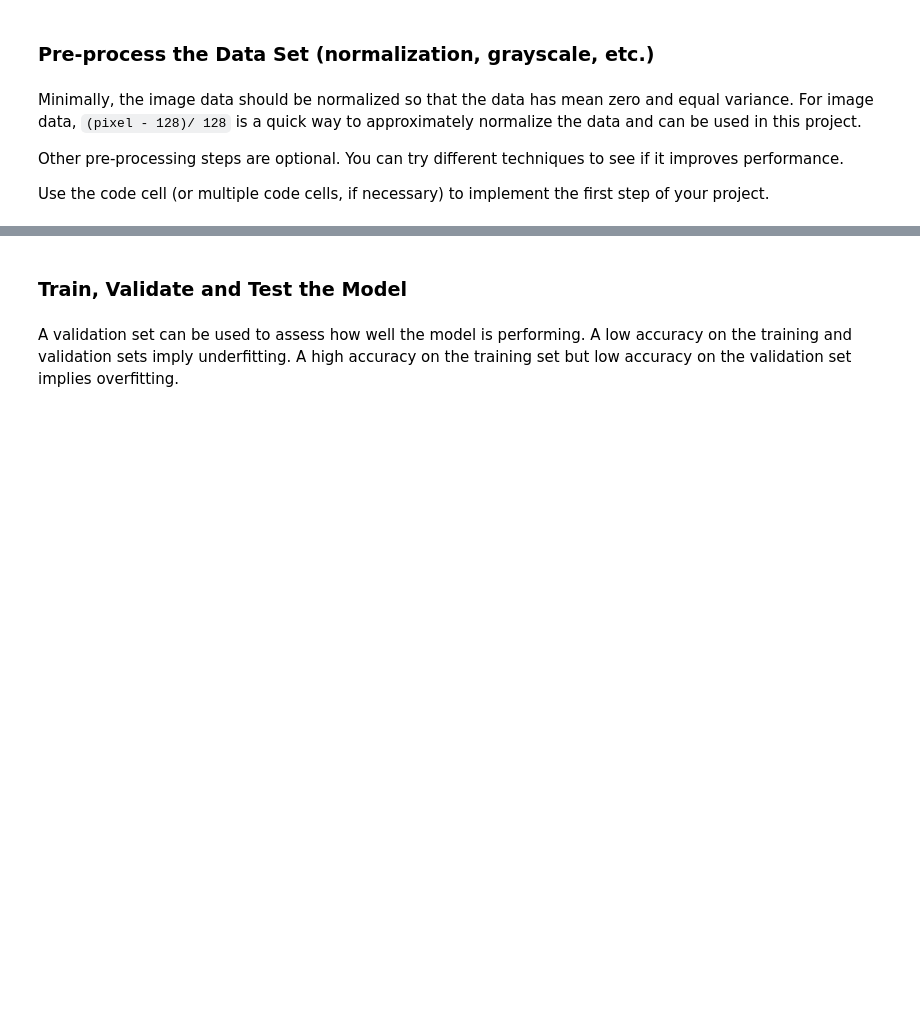
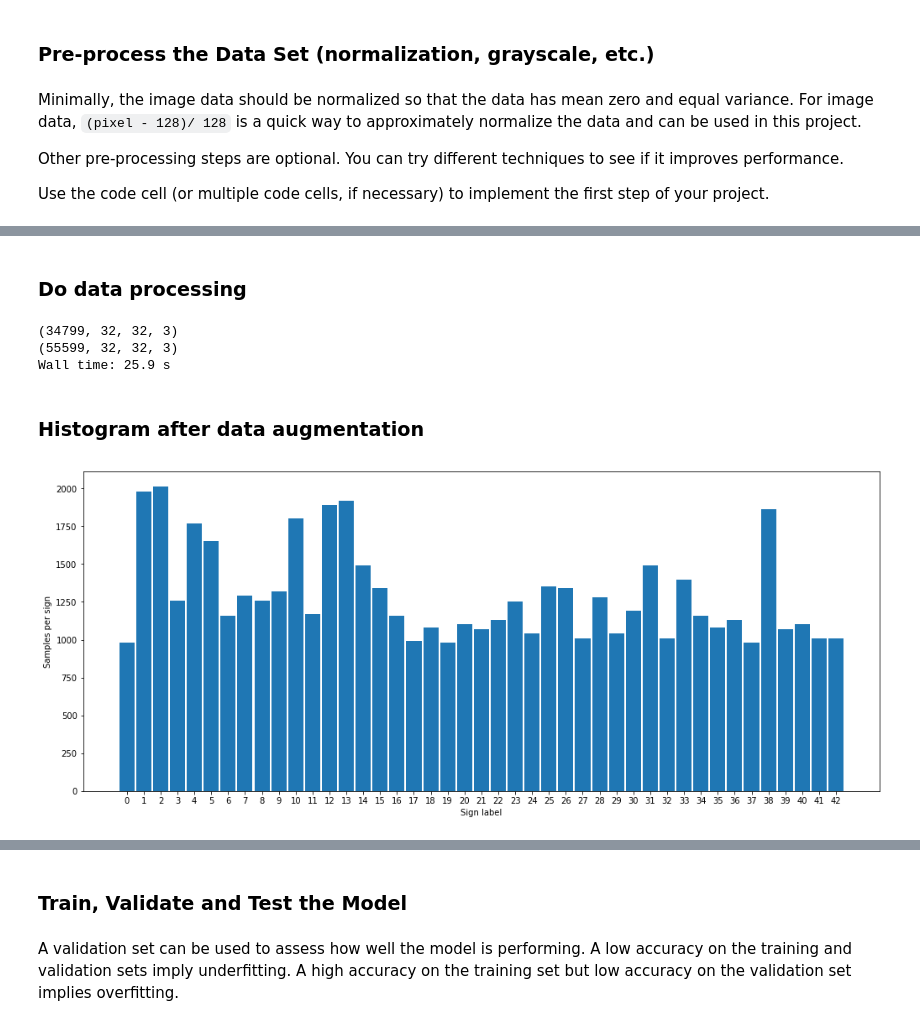
Before and after one commit to stefancyliax/CarND-Traffic-Sign-Classifier-Project, a Jupyter notebook: Traffic_Sign_Classifier.ipynb, the cells around one changed output, grey strips where cells are left out. Saved outputs shown, nothing was run; the diff lists cells and outputs as text; code cells hidden in the pictures; blank space fills up the shorter version.

Commit message:
Added data augmentation
added traffic signs from steetview
some cleanup

```diff
--- a/Traffic_Sign_Classifier.ipynb
+++ b/Traffic_Sign_Classifier.ipynb
@@ -137,13 +139,16 @@ for n in range(len(index_bad)):
 # %% [markdown]
 ### Histogram of each label in the data
 # %%
-plt.figure(figsize=(17,7))
-plt.hist(y_train, bins=n_classes, rwidth=0.9, range=[0,n_classes], align='left')
-plt.xticks( np.arange(n_classes) )
-plt.xlabel('Sign label')
-plt.ylabel('Samples per sign')
-plt.show()
+def print_histogram():
+    plt.figure(figsize=(17,7))
+    plt.hist(y_train, bins=n_classes, rwidth=0.9, range=[0,n_classes], align='left')
+    plt.xticks( np.arange(n_classes) )
+    #plt.xticks(np.arange(n_classes), np.bincount(y_train))
+    plt.xlabel('Sign label')
+    plt.ylabel('Samples per sign')
+    plt.show()
+    return
 
-#print(np.bincount(y_train))
+print_histogram()
 # %% [output]
 [figure]
@@ -296,0 +376,43 @@ Layer 5: Fully Connected (Logits). This should have 10 outputs.
+# %% [markdown]
+### Do data processing
+# %%
+%%time
+#Do Data Preprocessing
+import os
+
+# Train
+X_train = contrast(X_train)
+
+print(X_train.shape)
+if os.path.exists('dataset/train_augmented.p'):
+    with open('dataset/train_augmented.p', mode='rb') as f:
+        train = pickle.load(f)
+    X_train, y_train = train['features'], train['labels']
+else:
+    X_train, y_train = augment_data(X_train, y_train, low_limit = 800, num_samples = 100)
+
+print(X_train.shape)
+
+X_train = normalize(X_train)
+X_train, y_train = shuffle(X_train, y_train)
+
+assert X_train.shape[0] == y_train.shape[0]
+
+# Valid
+X_valid = contrast(X_valid)
+X_valid = normalize(X_valid)
+
+
+# Test
+X_test = contrast(X_test)
+X_test = normalize(X_test)
+# %% [output]
+(34799, 32, 32, 3)
+(55599, 32, 32, 3)
+Wall time: 25.9 s
+# %% [markdown]
+### Histogram after data augmentation
+# %%
+print_histogram()
+# %% [output]
+[figure, added]
```
Also changed, not shown: parts of 18 cells of this notebook, 8 other files.
